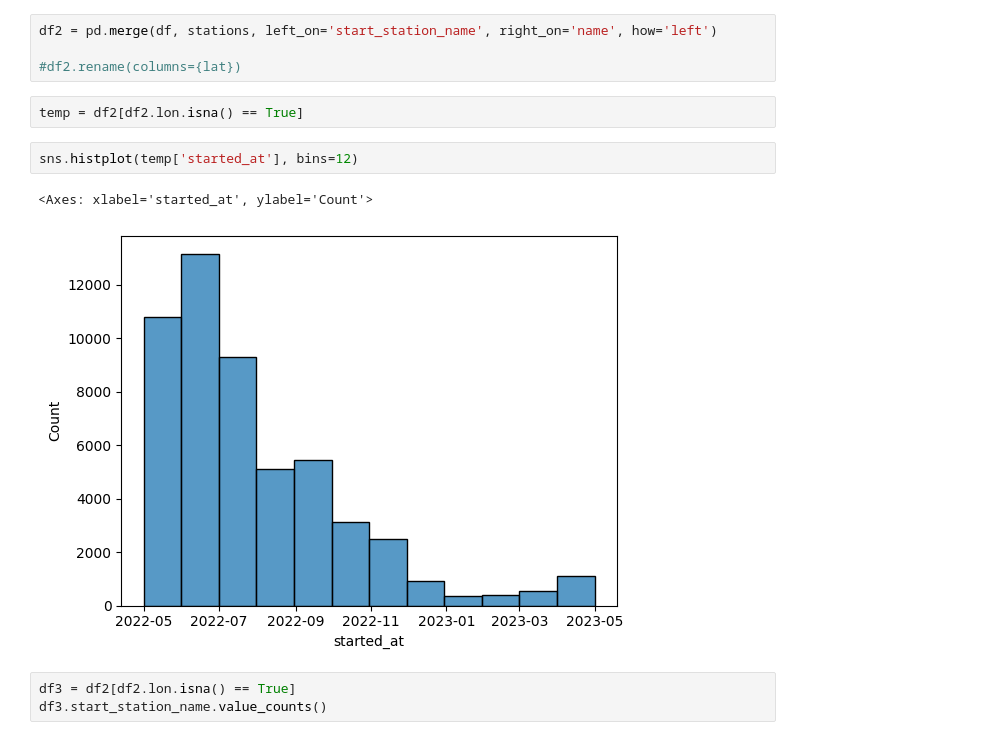
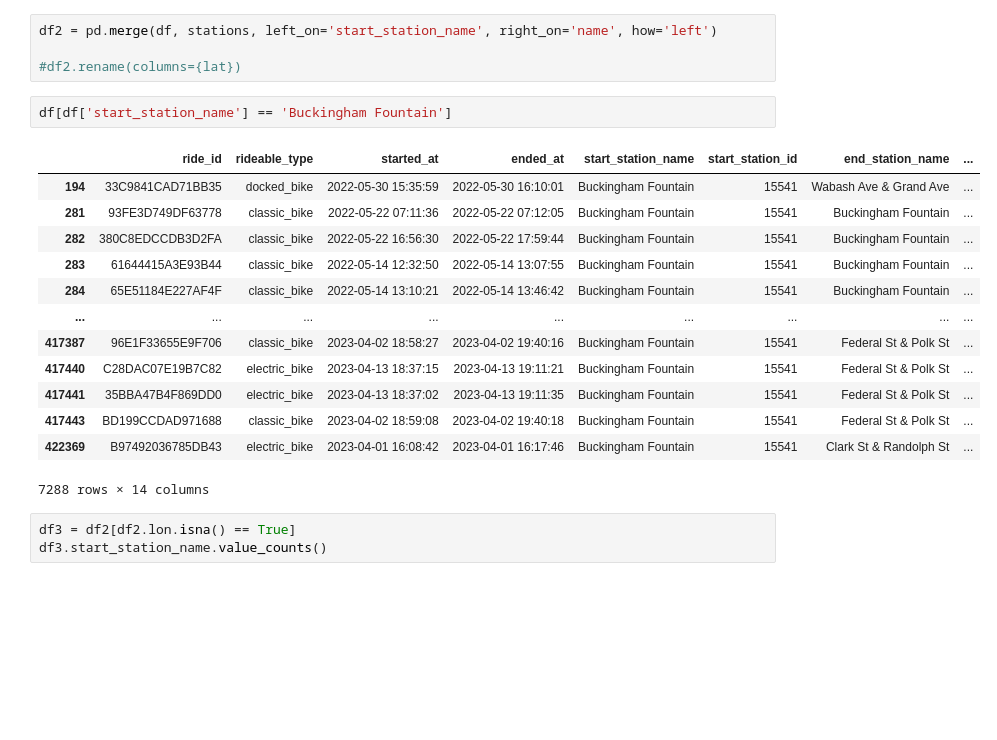
Before and after one commit to andyguo0228/bike_share_python, a Jupyter notebook: scratchbook.ipynb, the cells around one changed output. Saved outputs shown, nothing was run; the diff lists cells and outputs as text; blank space fills up the shorter version.

```diff
--- a/scratchbook.ipynb
+++ b/scratchbook.ipynb
@@ -723,13 +712,22 @@ df.sample(10)
 df2 = pd.merge(df, stations, left_on='start_station_name', right_on='name', how='left')
 
 #df2.rename(columns={lat})
-# %%
-temp = df2[df2.lon.isna() == True]
-# %%
-sns.histplot(temp['started_at'], bins=12)
-# %% [output]
-<Axes: xlabel='started_at', ylabel='Count'>
-[figure, removed]
+# %%
+df[df['start_station_name'] == 'Buckingham Fountain']
+# %% [output]
+|  | ride_id | rideable_type | started_at | ended_at | start_station_name | start_station_id | end_station_name | ... |
+| 194 | 33C9841CAD71BB35 | docked_bike | 2022-05-30 15:35:59 | 2022-05-30 16:10:01 | Buckingham Fountain | 15541 | Wabash Ave & Grand Ave | ... |
+| 281 | 93FE3D749DF63778 | classic_bike | 2022-05-22 07:11:36 | 2022-05-22 07:12:05 | Buckingham Fountain | 15541 | Buckingham Fountain | ... |
+| 282 | 380C8EDCCDB3D2FA | classic_bike | 2022-05-22 16:56:30 | 2022-05-22 17:59:44 | Buckingham Fountain | 15541 | Buckingham Fountain | ... |
+| 283 | 61644415A3E93B44 | classic_bike | 2022-05-14 12:32:50 | 2022-05-14 13:07:55 | Buckingham Fountain | 15541 | Buckingham Fountain | ... |
+| 284 | 65E51184E227AF4F | classic_bike | 2022-05-14 13:10:21 | 2022-05-14 13:46:42 | Buckingham Fountain | 15541 | Buckingham Fountain | ... |
+| ... | ... | ... | ... | ... | ... | ... | ... | ... |
+| 417387 | 96E1F33655E9F706 | classic_bike | 2023-04-02 18:58:27 | 2023-04-02 19:40:16 | Buckingham Fountain | 15541 | Federal St & Polk St | ... |
+| 417440 | C28DAC07E19B7C82 | electric_bike | 2023-04-13 18:37:15 | 2023-04-13 19:11:21 | Buckingham Fountain | 15541 | Federal St & Polk St | ... |
+| 417441 | 35BBA47B4F869DD0 | electric_bike | 2023-04-13 18:37:02 | 2023-04-13 19:11:35 | Buckingham Fountain | 15541 | Federal St & Polk St | ... |
+| 417443 | BD199CCDAD971688 | classic_bike | 2023-04-02 18:59:08 | 2023-04-02 19:40:18 | Buckingham Fountain | 15541 | Federal St & Polk St | ... |
+| 422369 | B97492036785DB43 | electric_bike | 2023-04-01 16:08:42 | 2023-04-01 16:17:46 | Buckingham Fountain | 15541 | Clark St & Randolph St | ... |
+7288 rows × 14 columns
 # %%
 df3 = df2[df2.lon.isna() == True]
 df3.start_station_name.value_counts()
```
Also changed, not shown: parts of 3 cells of this notebook, 6 other files.
